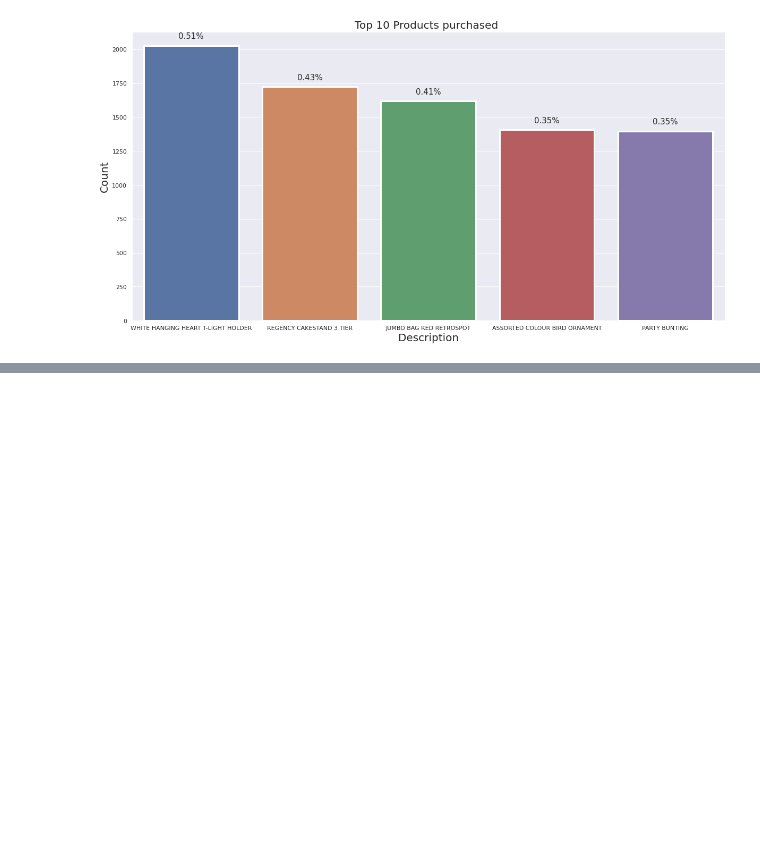
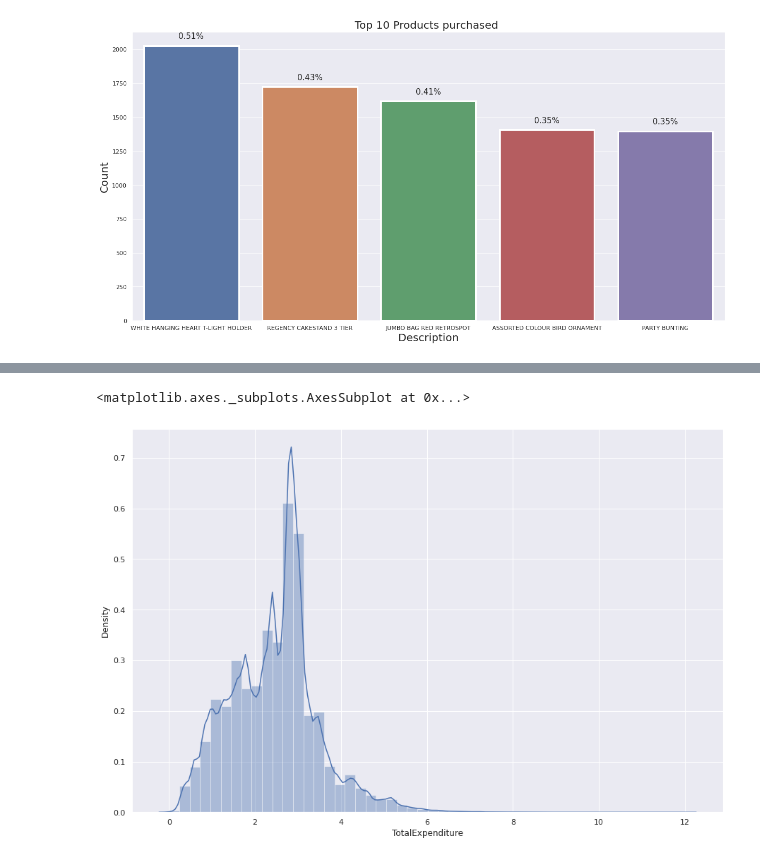
Before and after one commit to DrKamaleshR/Customersegmentation-unsupervised, a Jupyter notebook: Online_Retail_Customer_Segmentation_Capstone_Project.ipynb, the cells around one changed output, grey strips where cells are left out. Saved outputs shown, nothing was run; the diff lists cells and outputs as text; code cells hidden in the pictures; blank space fills up the shorter version.

```diff
--- a/Online_Retail_Customer_Segmentation_Capstone_Project.ipynb
+++ b/Online_Retail_Customer_Segmentation_Capstone_Project.ipynb
@@ -269,0 +284,7 @@ for p in plot3.patches:
+# %%
+# Distribution of total expenditure
+plt.figure(figsize=(15,10))
+sns.distplot(np.log1p(CS2['TotalExpenditure']))
+# %% [output]
+<matplotlib.axes._subplots.AxesSubplot at 0x...>
+[figure, added]
```
Also changed, not shown: parts of 23 cells of this notebook.
